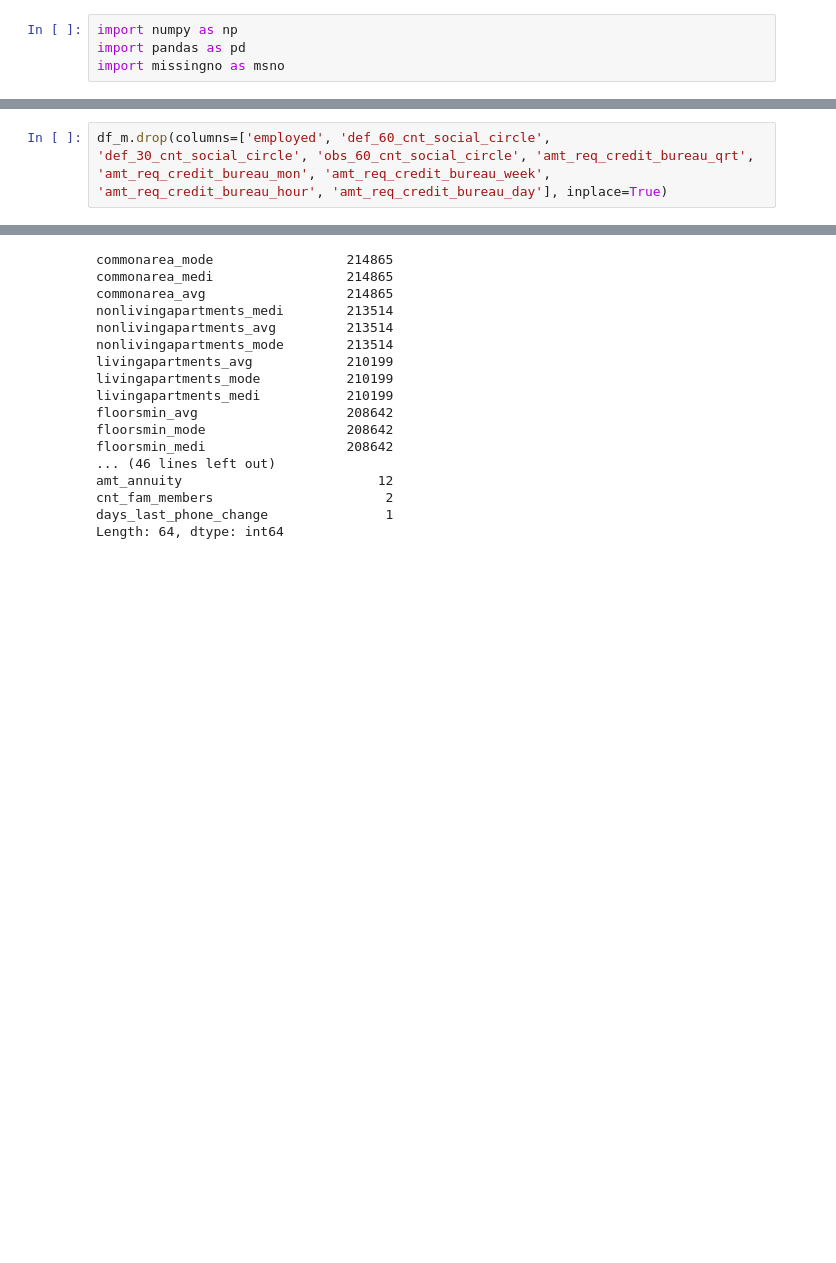
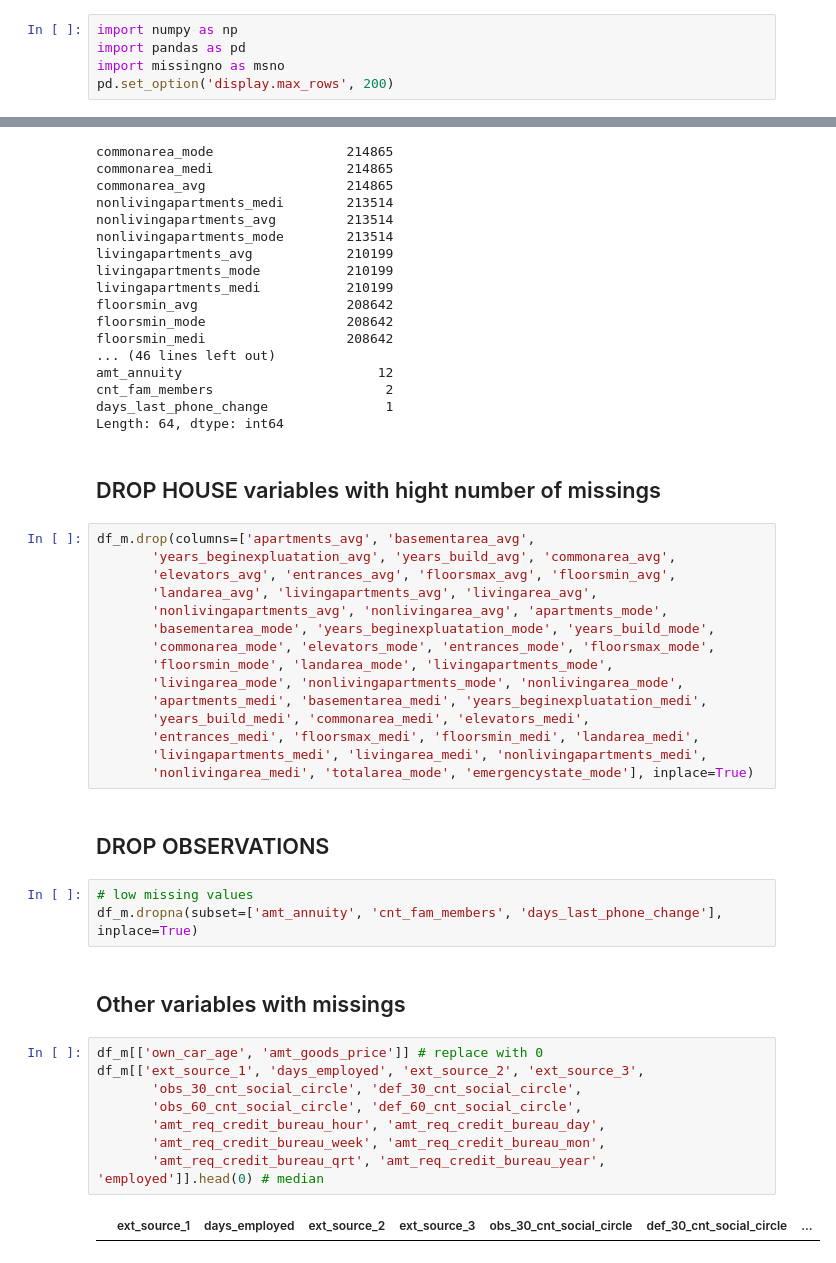
Before and after one commit to 6esche/HomeCredit, a Jupyter notebook: missings.ipynb, the cells around one changed output, grey strips where cells are left out. Cells and saved outputs as stored; diff of their text form; blank space fills up the shorter version.

```diff
--- a/missings.ipynb
+++ b/missings.ipynb
@@ -4,6 +4,7 @@
 import numpy as np
 import pandas as pd
 import missingno as msno
+pd.set_option('display.max_rows', 200)
 # %%
 df_m = pd.read_csv('application_clean.csv')
 df = pd.read_csv('application_train.csv')
@@ -28,8 +77,6 @@ for i in df_m.columns:
 for col in df_m.columns:
     if (col.split('_')[-1] == 'avg') | (col.split('_')[-1] == 'mode'):
         df_m.drop(columns=col, inplace=True)
-# %%
-df_m.drop(columns=['employed', 'def_60_cnt_social_circle', 'def_30_cnt_social_circle', 'obs_60_cnt_social_circle', 'amt_req_credit_bureau_qrt', 'amt_req_credit_bureau_mon', 'amt_req_credit_bureau_week', 'amt_req_credit_bureau_hour', 'amt_req_credit_bureau_day'], inplace=True)
 # %%
 msno.matrix(df_m, sort='ascending')
 # %% [output]
@@ -85,3 +129,37 @@ amt_annuity                         12
 cnt_fam_members                      2
 days_last_phone_change               1
 Length: 64, dtype: int64
+# %% [markdown]
+## DROP HOUSE variables with hight number of missings
+# %%
+df_m.drop(columns=['apartments_avg', 'basementarea_avg',
+       'years_beginexpluatation_avg', 'years_build_avg', 'commonarea_avg',
+       'elevators_avg', 'entrances_avg', 'floorsmax_avg', 'floorsmin_avg',
+       'landarea_avg', 'livingapartments_avg', 'livingarea_avg',
+       'nonlivingapartments_avg', 'nonlivingarea_avg', 'apartments_mode',
+       'basementarea_mode', 'years_beginexpluatation_mode', 'years_build_mode',
+       'commonarea_mode', 'elevators_mode', 'entrances_mode', 'floorsmax_mode',
+       'floorsmin_mode', 'landarea_mode', 'livingapartments_mode',
+       'livingarea_mode', 'nonlivingapartments_mode', 'nonlivingarea_mode',
+       'apartments_medi', 'basementarea_medi', 'years_beginexpluatation_medi',
+       'years_build_medi', 'commonarea_medi', 'elevators_medi',
+       'entrances_medi', 'floorsmax_medi', 'floorsmin_medi', 'landarea_medi',
+       'livingapartments_medi', 'livingarea_medi', 'nonlivingapartments_medi',
+       'nonlivingarea_medi', 'totalarea_mode', 'emergencystate_mode'], inplace=True)
+# %% [markdown]
+## DROP OBSERVATIONS
+# %%
+# low missing values
+df_m.dropna(subset=['amt_annuity', 'cnt_fam_members', 'days_last_phone_change'], inplace=True)
+# %% [markdown]
+## Other variables with missings
+# %%
+df_m[['own_car_age', 'amt_goods_price']] # replace with 0
+df_m[['ext_source_1', 'days_employed', 'ext_source_2', 'ext_source_3',
+       'obs_30_cnt_social_circle', 'def_30_cnt_social_circle',
+       'obs_60_cnt_social_circle', 'def_60_cnt_social_circle',
+       'amt_req_credit_bureau_hour', 'amt_req_credit_bureau_day',
+       'amt_req_credit_bureau_week', 'amt_req_credit_bureau_mon',
+       'amt_req_credit_bureau_qrt', 'amt_req_credit_bureau_year', 'employed']].head(0) # median
+# %% [output]
+|  | ext_source_1 | days_employed | ext_source_2 | ext_source_3 | obs_30_cnt_social_circle | def_30_cnt_social_circle | ... |
```
Also changed, not shown: parts of 4 cells of this notebook.
